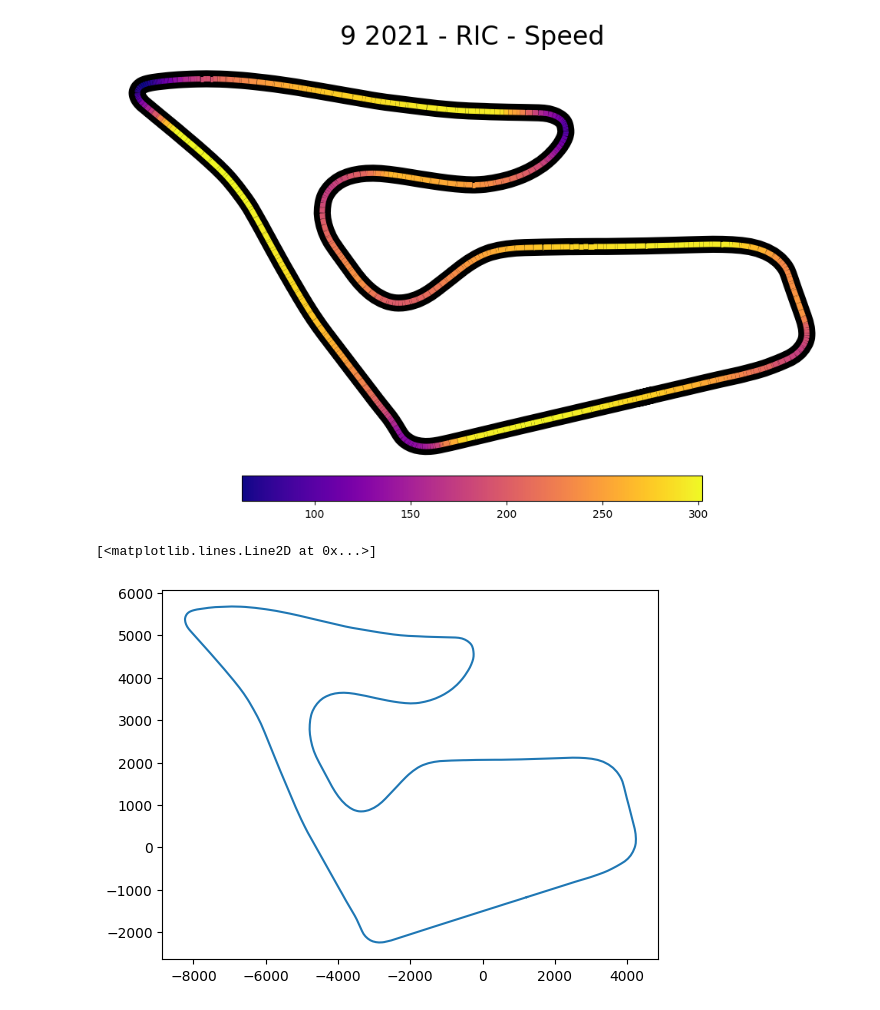
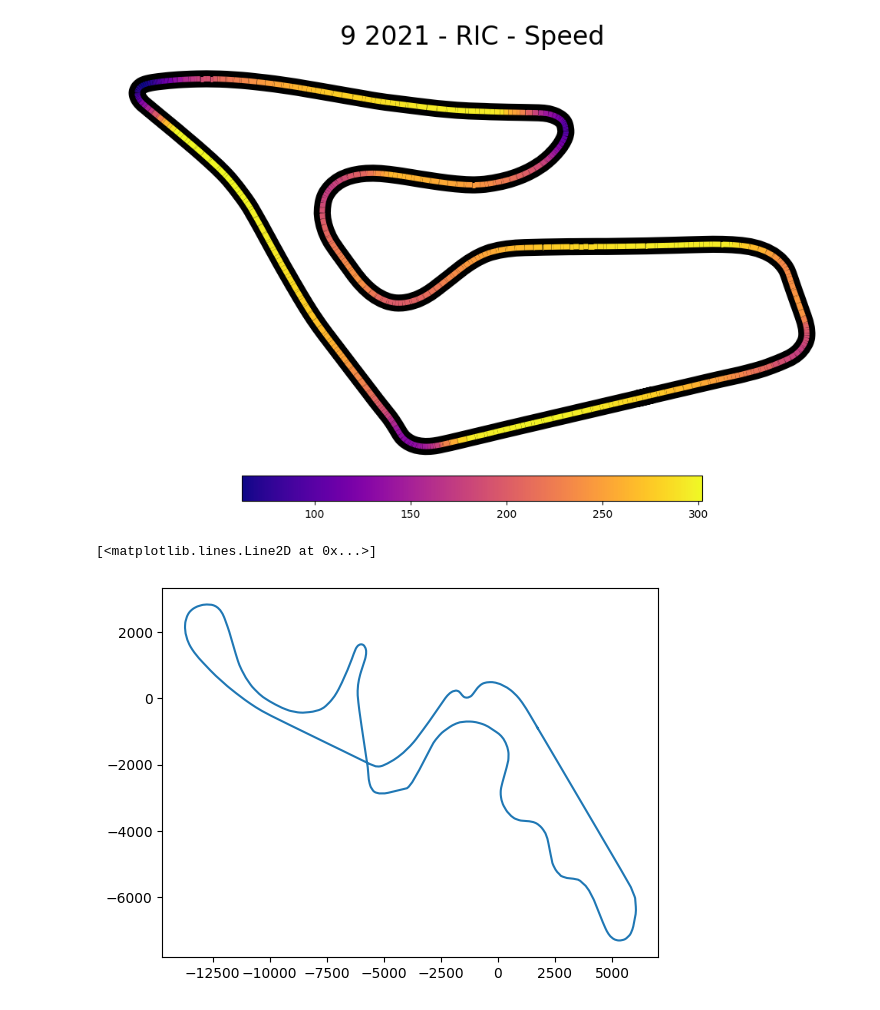
Before and after one commit to soufiane98b/F1ashAnalysis, a Jupyter notebook: exploration/exploration.ipynb, the cells around one changed output. Cells and saved outputs as stored; diff of their text form; code cells hidden in the pictures.

```diff
--- a/exploration/exploration.ipynb
+++ b/exploration/exploration.ipynb
@@ -244,8 +323,9 @@ core           INFO     Finished loading data for 20 drivers: ['33', '77', '4',
 # %%
 ax.plot(lap.telemetry['X'], lap.telemetry['Y'], color='black', linestyle='-', linewidth=16, zorder=0)
 # %%
+lap = session.laps.pick_driver('LEC').pick_lap(50)
 plt.plot(lap.telemetry['X'], lap.telemetry['Y'])
 # %% [output]
 [<matplotlib.lines.Line2D at 0x...>]
-[figure, old version]
+[figure, new version]
 # %%
```
Also changed, not shown: parts of 20 cells of this notebook, 4 other files.
